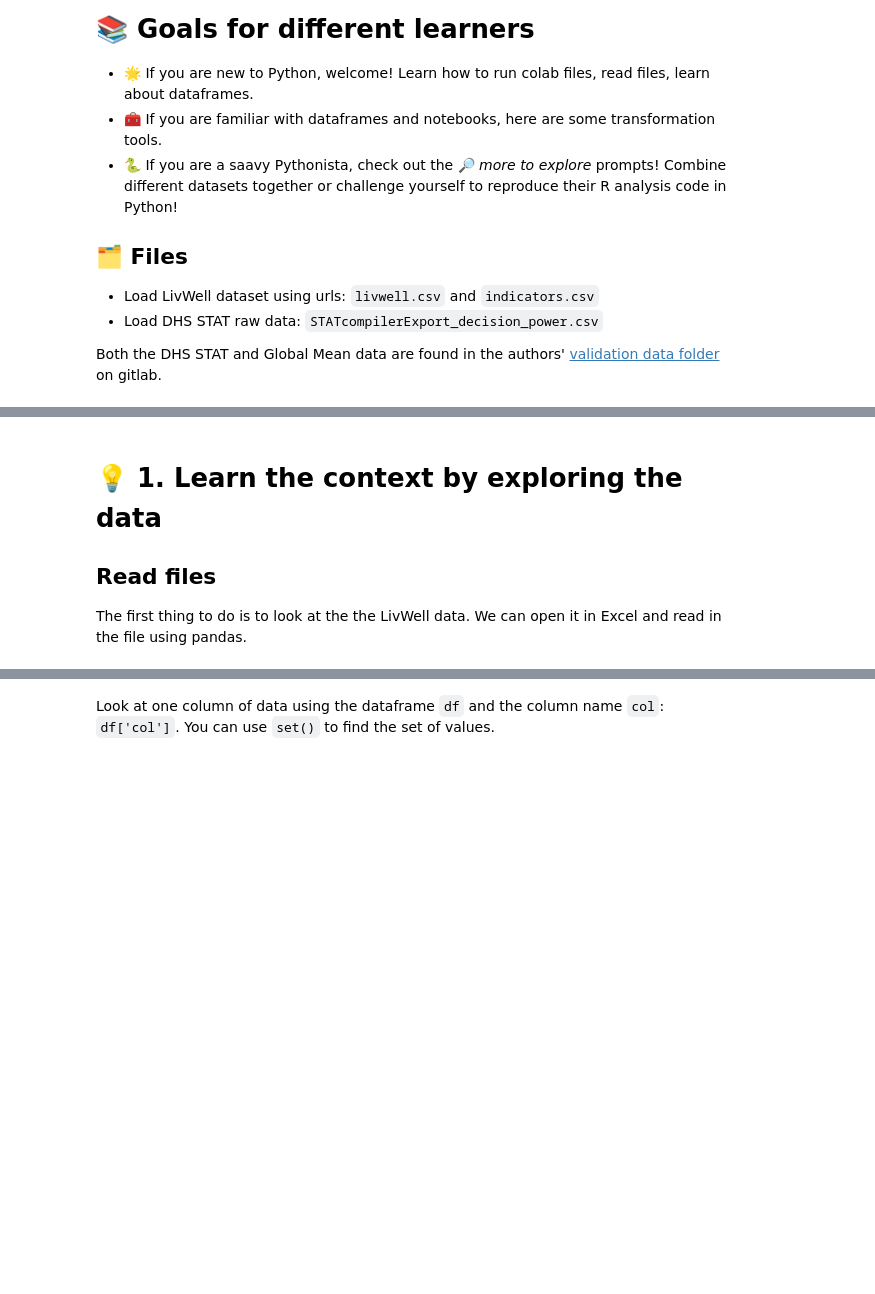
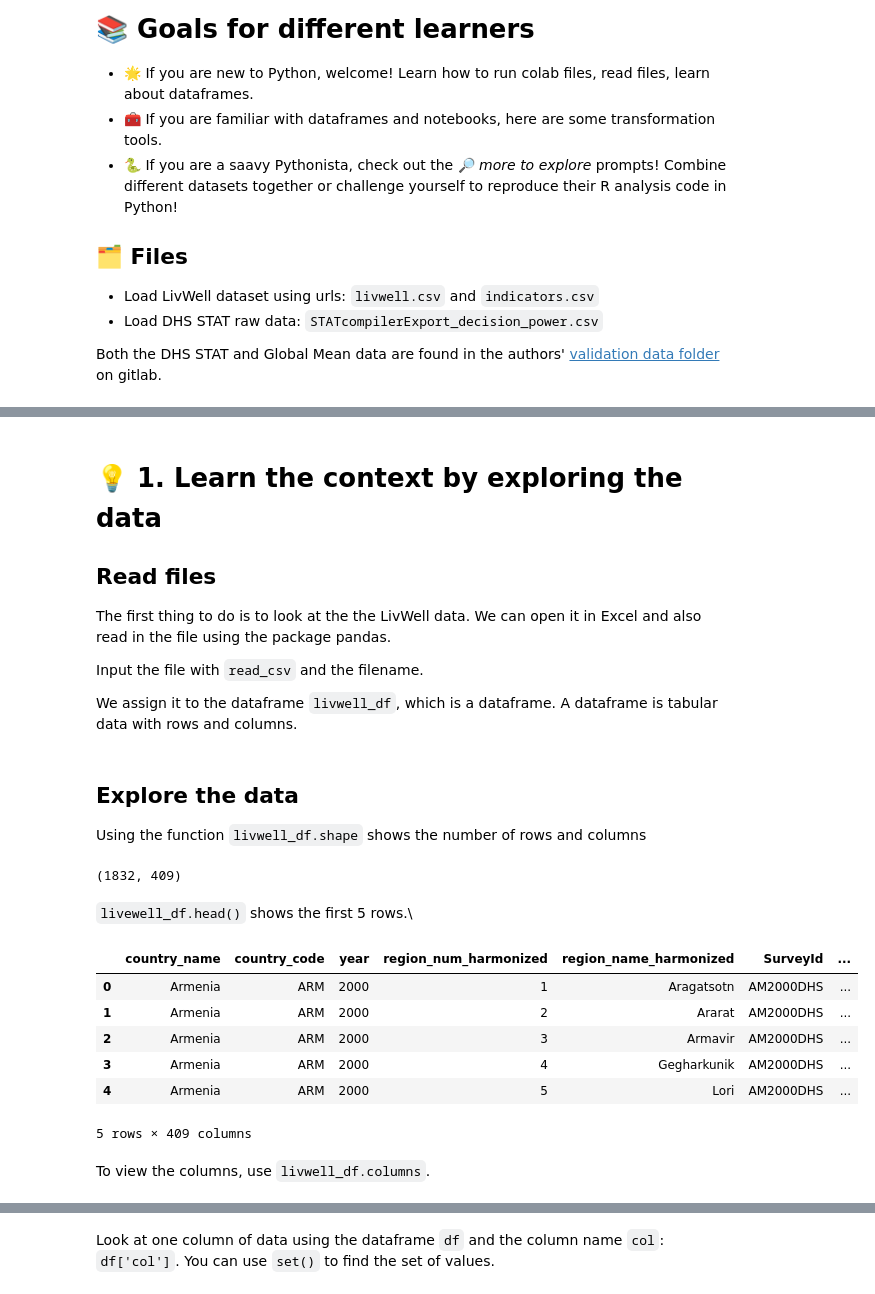
Before and after one commit to fayshaw/data_preprocessing, a Jupyter notebook: livwell_intro.ipynb, the cells around one changed output, grey strips where cells are left out. Cells and saved outputs as stored; diff of their text form; code cells hidden in the pictures; blank space fills up the shorter version.

Commit message:
Added explanations to basic dataframe functions.

```diff
--- a/livwell_intro.ipynb
+++ b/livwell_intro.ipynb
@@ -46,7 +48,33 @@ print("Hello, MIT WIT!")
 # 💡 1. Learn the context by exploring the data
 
 ## Read files
-The first thing to do is to look at the the LivWell data.  We can open it in Excel and read in the file using pandas.
+The first thing to do is to look at the the LivWell data.  We can open it in Excel and also read in the file using the package pandas.
+
+Input the file with `read_csv` and the filename.
+
+We assign it to the dataframe `livwell_df`, which is a dataframe.  A dataframe is tabular data with rows and columns.
 # %%
 import pandas as pd
 livwell_df = pd.read_csv('https://zenodo.org/records/7277104/files/livwell.csv')
+# %% [markdown]
+## Explore the data
+
+Using the function `livwell_df.shape` shows the number of rows and columns
+# %%
+livwell_df.shape
+# %% [output]
+(1832, 409)
+# %% [markdown]
+`livewell_df.head()` shows the first 5 rows.\
+# %%
+livwell_df.head()
+# %% [output]
+|  | country_name | country_code | year | region_num_harmonized | region_name_harmonized | SurveyId | ... |
+| 0 | Armenia | ARM | 2000 | 1 | Aragatsotn | AM2000DHS | ... |
+| 1 | Armenia | ARM | 2000 | 2 | Ararat | AM2000DHS | ... |
+| 2 | Armenia | ARM | 2000 | 3 | Armavir | AM2000DHS | ... |
+| 3 | Armenia | ARM | 2000 | 4 | Gegharkunik | AM2000DHS | ... |
+| 4 | Armenia | ARM | 2000 | 5 | Lori | AM2000DHS | ... |
+5 rows × 409 columns
+# %% [markdown]
+To view the columns, use `livwell_df.columns`.
```
Also changed, not shown: parts of 5 cells of this notebook.
